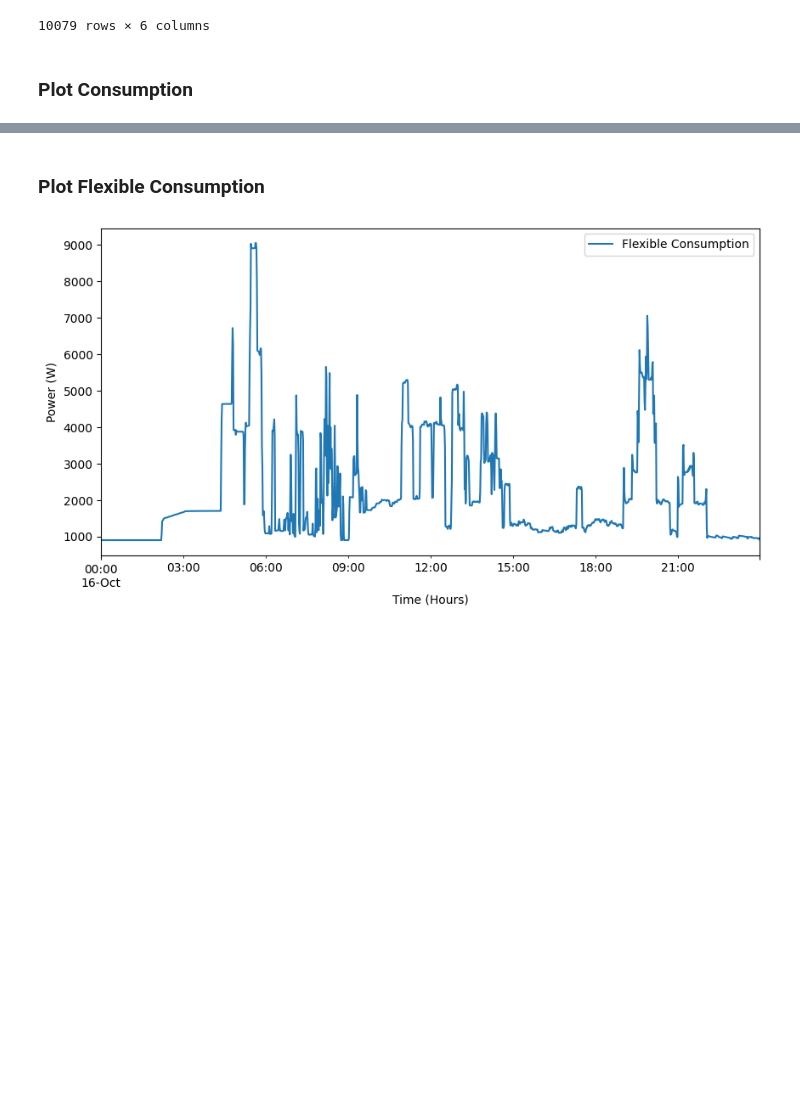
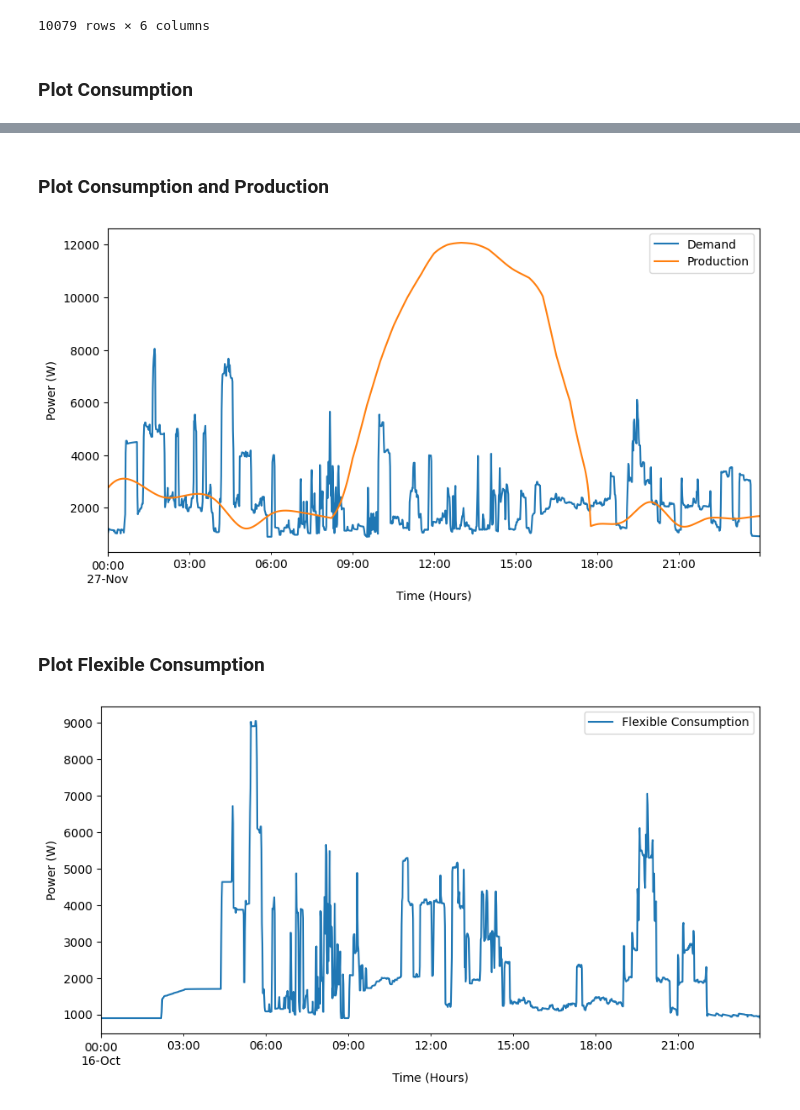
Before and after one commit to feelab-info/PROCSIM_ECs_Simulation_Scenarios, a Jupyter notebook: paper_experiments/Experiment1_EC_Generator.ipynb, the cells around one changed output, grey strips where cells are left out. Saved outputs shown, nothing was run; the diff lists cells and outputs as text; code cells hidden in the pictures; blank space fills up the shorter version.

```diff
--- a/paper_experiments/Experiment1_EC_Generator.ipynb
+++ b/paper_experiments/Experiment1_EC_Generator.ipynb
@@ -184,3 +184,14 @@ plt.show()
+# %% [markdown]
+### Plot Consumption and Production
+# %%
+community_df[:24*60*1]["Demand"].plot(legend=True, label='Demand')
+community_df[:24*60*1]["Production"].plot(legend=True, label='Production')
+plt.rcParams['figure.figsize'] = [10, 5]
+plt.xlabel("Time (Hours)")
+plt.ylabel("Power (W)")
+plt.show()
+# %% [output]
+[figure, added]
 # %% [markdown]
 ### Plot Flexible Consumption
 # %%
```
Also changed, not shown: parts of 7 cells of this notebook.
